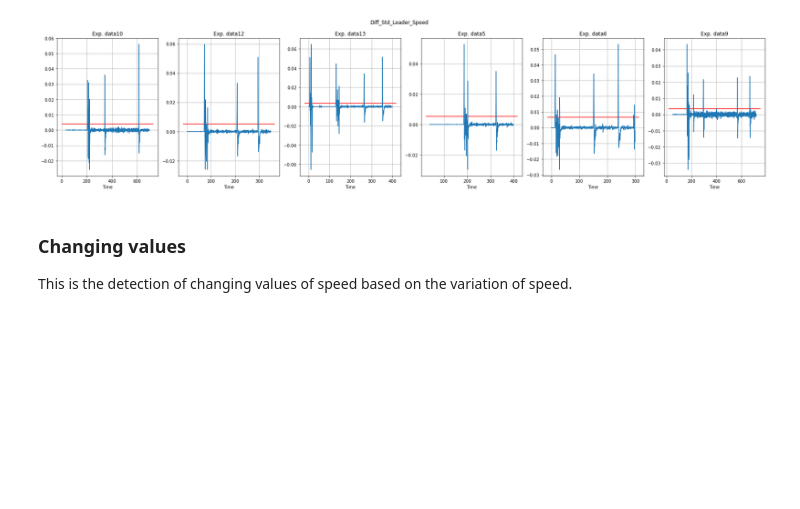
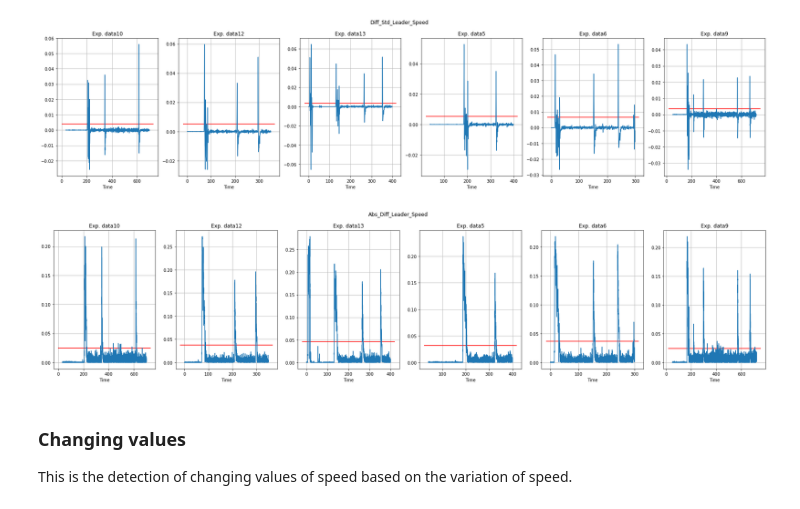
Before and after one commit to licit-lab/vrt_analysis, a Jupyter notebook: TF-AnalysisResponseTime.ipynb, the cells around one changed output. Drawn from its saved outputs; the diff is of its cells as text; code cells hidden in the pictures; blank space fills up the shorter version.

```diff
--- a/TF-AnalysisResponseTime.ipynb
+++ b/TF-AnalysisResponseTime.ipynb
@@ -132,6 +140,14 @@ for dctv, ax in zip(dct_sd_sdspd.items(),a.flatten()):
     ax.hlines(val,*ax.get_xlim(),color='r')
 # %% [output]
 [figure]
+# %%
+f,a = plot_exps(dfSorted, 'Abs_Diff_Leader_Speed')
+for dctv, ax in zip(dfSorted.groupby('Experiment'),a.flatten()):
+    key, df = dctv
+    val = df['Abs_Diff_Leader_Speed'].std()
+    ax.hlines(val,*ax.get_xlim(),color='r')
+# %% [output]
+[figure, added]
 # %% [markdown]
 ### Changing values
 
```
Also changed, not shown: parts of 6 cells of this notebook, 2 other files.
